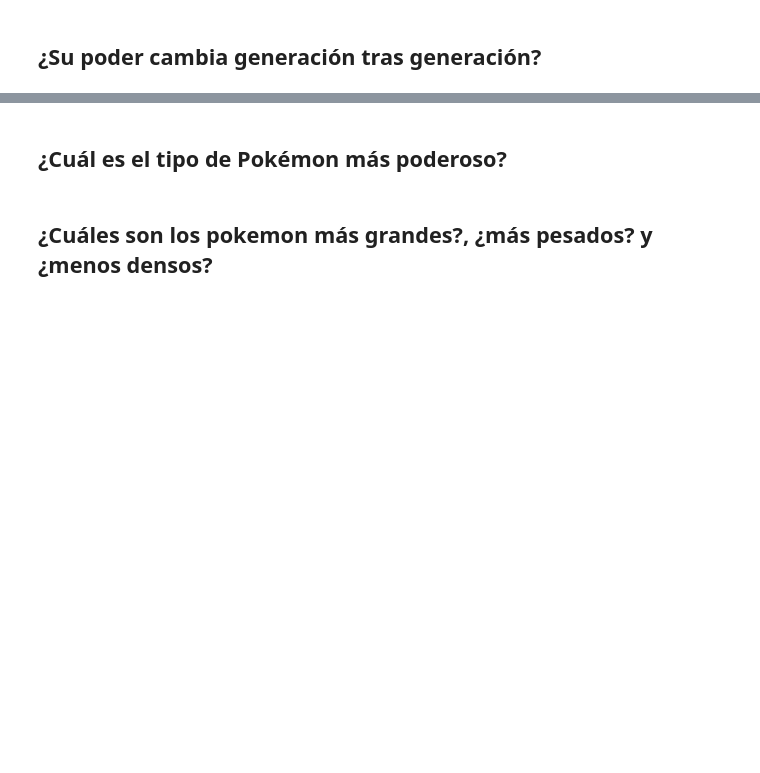
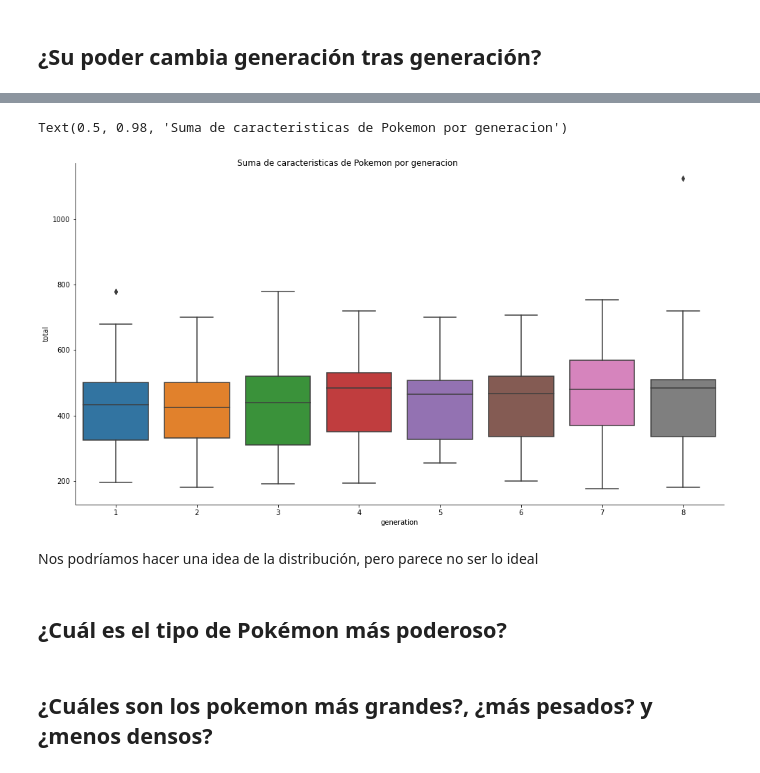
Before and after one commit to LennyRBriones/projects, a Jupyter notebook: poke-project.ipynb, the cells around one changed output, grey strips where cells are left out. Drawn from its saved outputs; the diff is of its cells as text; code cells hidden in the pictures; blank space fills up the shorter version.

```diff
--- a/poke-project.ipynb
+++ b/poke-project.ipynb
@@ -735,0 +917,5 @@ memory usage: 138.8+ KB
+# %%
+stat_columns = ['hp', 'attack', 'defense', 'sp_attack', 'sp_defense',
+       'speed']
+# %%
+df["total"] = df[stat_columns].sum(axis=1)
@@ -736,3 +931,17 @@ memory usage: 138.8+ KB
+# %%
+g = sns.catplot( data = df,
+                 x = "generation",
+                 y = "total",
+                 kind = "box"
+                )
+g.fig.set_size_inches(16,8)
+
+g.fig.suptitle("Suma de caracteristicas de Pokemon por generacion")
+# %% [output]
+Text(0.5, 0.98, 'Suma de caracteristicas de Pokemon por generacion')
+[figure, added]
+# %% [markdown]
+Nos podríamos hacer una idea de la distribución, pero parece no ser lo ideal
 # %% [markdown]
 ## ¿Cuál es el tipo de Pokémon más poderoso?
 # %% [markdown]
```
Also changed, not shown: parts of 23 cells of this notebook.
